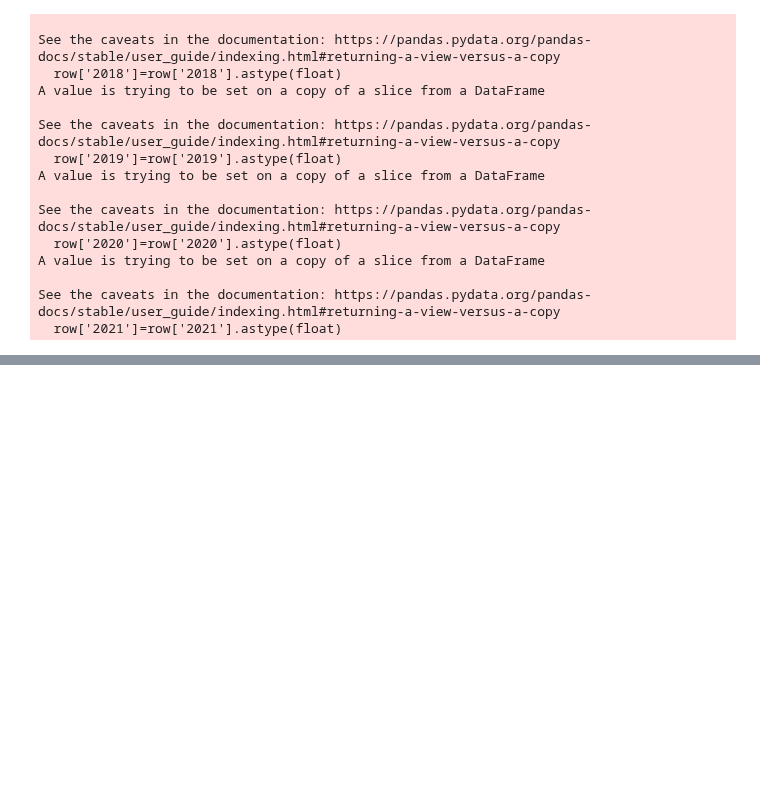
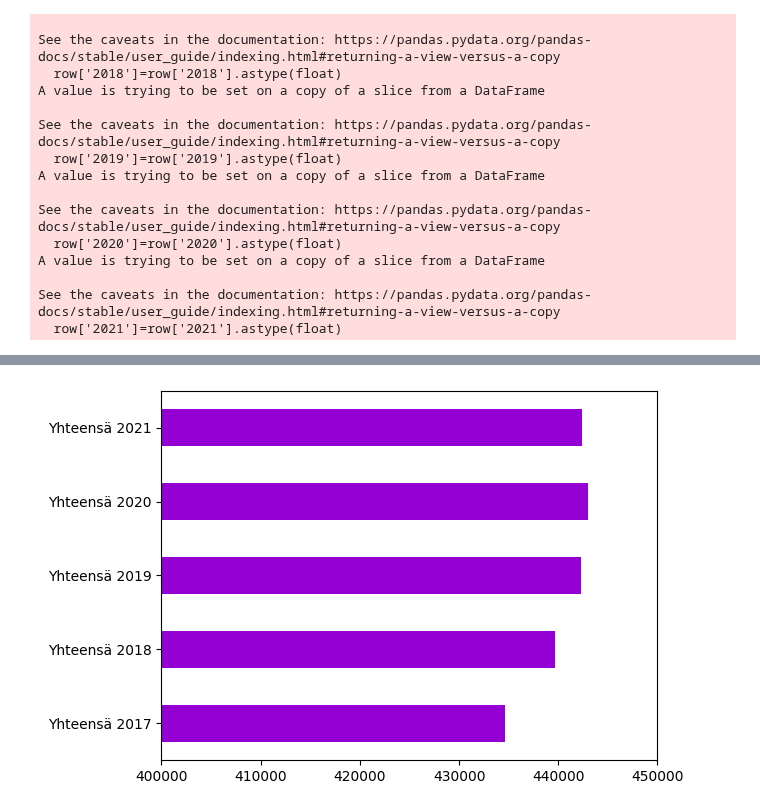
Before and after one commit to Real-Joni00/Mobile-project, a Jupyter notebook: screens/StackNavigationCities/Finland/DataVisualizationFIN/helsinki.ipynb, the cells around one changed output, grey strips where cells are left out. Cells and saved outputs as stored; diff of their text form; code cells hidden in the pictures; blank space fills up the shorter version.

```diff
--- a/screens/StackNavigationCities/Finland/DataVisualizationFIN/helsinki.ipynb
+++ b/screens/StackNavigationCities/Finland/DataVisualizationFIN/helsinki.ipynb
@@ -58,0 +112,6 @@ plt.savefig('../images/helsinginkoulutusvuodet.jpg')
+# %%
+row[['Yhteensä 2017', 'Yhteensä 2018', 'Yhteensä 2019', 'Yhteensä 2020', 'Yhteensä 2021']].plot.barh(color = 'darkviolet')
+plt.xlim(400000, 450000)
+plt.savefig('../images/helsingintyöikäiset.jpg')
+# %% [output]
+[figure, added]
```
Also changed, not shown: parts of 5 cells of this notebook, 19 other files.
